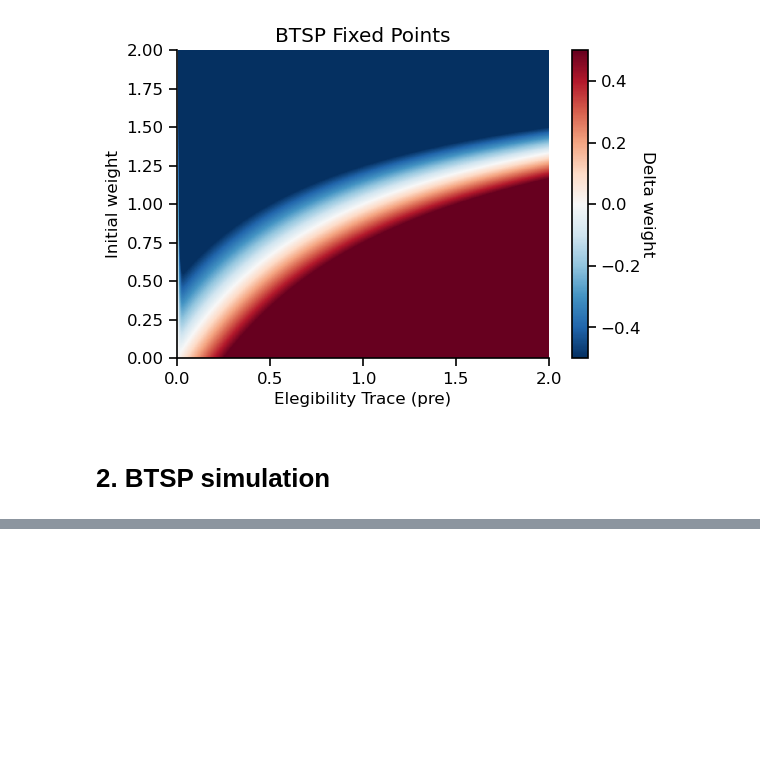
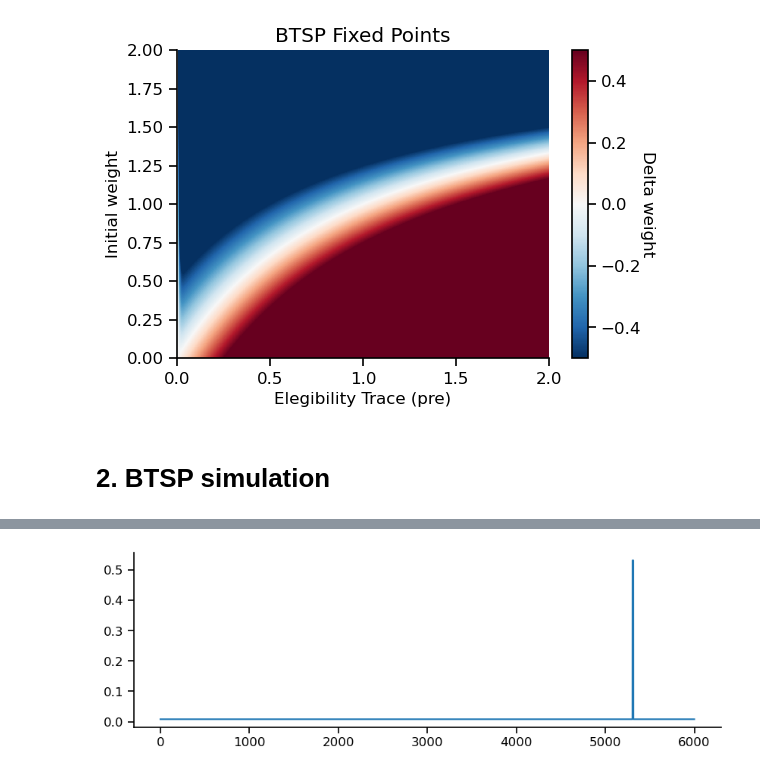
Before and after one commit to argalloni/Neuromorphic_simulations, a Jupyter notebook: Neuromorphic_BTSP.ipynb, the cells around one changed output, grey strips where cells are left out. Saved outputs shown, nothing was run; the diff lists cells and outputs as text; code cells hidden in the pictures; blank space fills up the shorter version.

```diff
--- a/Neuromorphic_BTSP.ipynb
+++ b/Neuromorphic_BTSP.ipynb
@@ -403,0 +501,5 @@ plt.show()
+# %%
+plt.plot(simulation_results['control_v'][:,35])
+plt.show()
+# %% [output]
+[figure, added]
```
Also changed, not shown: parts of 13 cells of this notebook.
